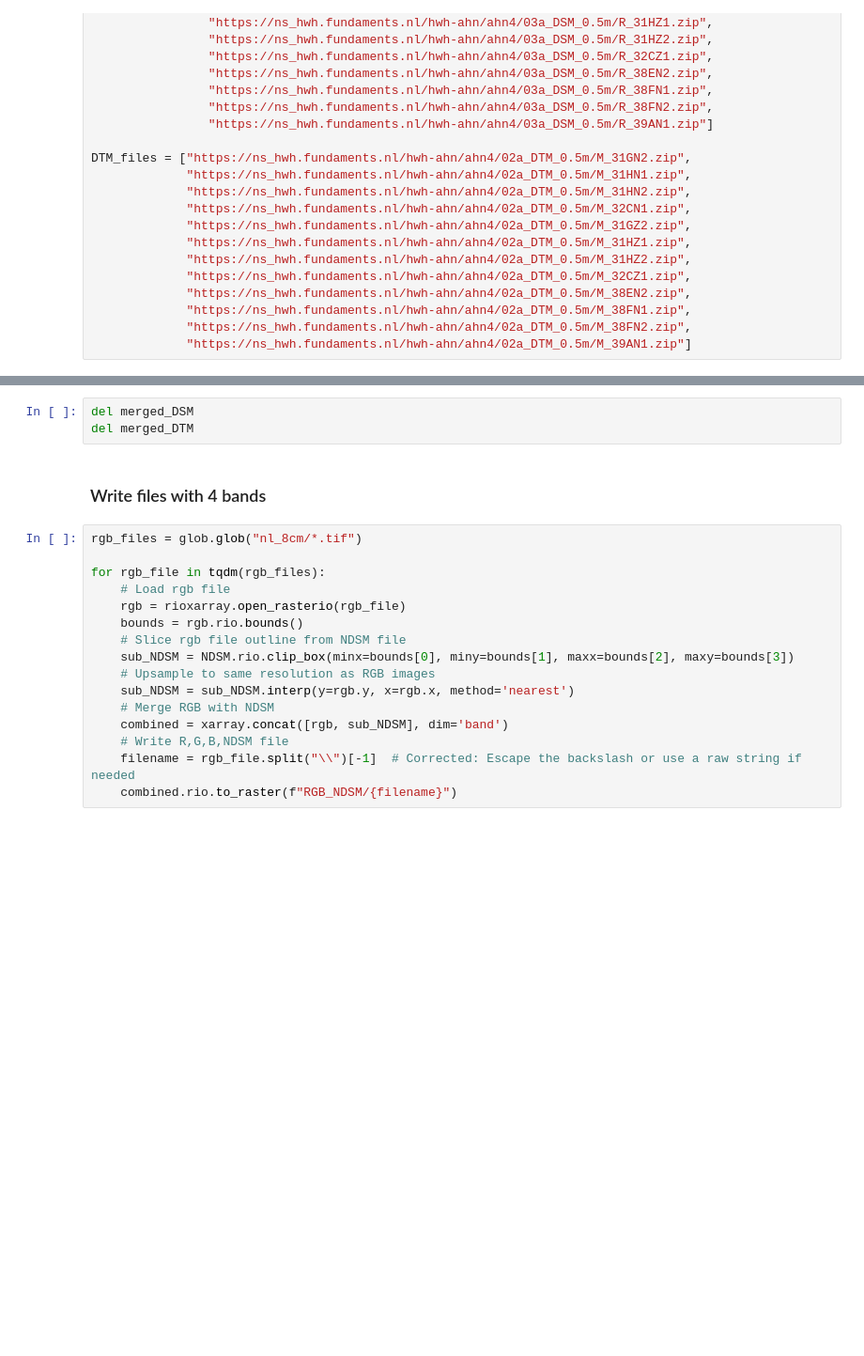
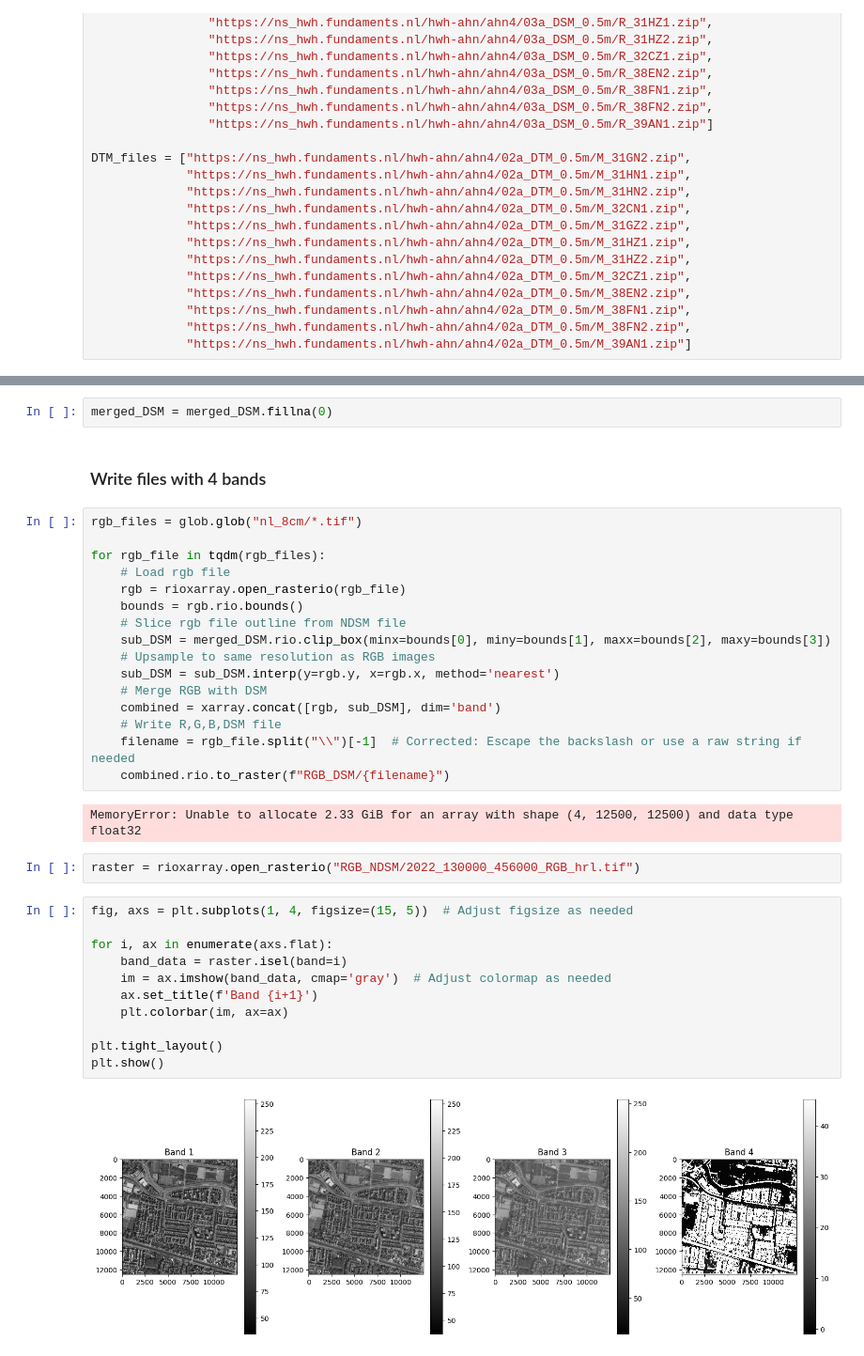
Before and after one commit to FlorisVideler/SSML-group-project, a Jupyter notebook: create_RGB_NDSM_files.ipynb, the cells around one changed output, grey strips where cells are left out. Shown at 94% size. Drawn from its saved outputs; the diff is of its cells as text; blank space fills up the shorter version.

```diff
--- a/create_RGB_NDSM_files.ipynb
+++ b/create_RGB_NDSM_files.ipynb
@@ -129,6 +117,5 @@ NDSM = merged_DSM - merged_DTM
-# %%
-del merged_DSM
-del merged_DTM
+# %%
+merged_DSM = merged_DSM.fillna(0)
 # %% [markdown]
 ### Write files with 4 bands
 # %%
@@ -139,11 +126,28 @@ for rgb_file in tqdm(rgb_files):
     rgb = rioxarray.open_rasterio(rgb_file)
     bounds = rgb.rio.bounds()
     # Slice rgb file outline from NDSM file
-    sub_NDSM = NDSM.rio.clip_box(minx=bounds[0], miny=bounds[1], maxx=bounds[2], maxy=bounds[3])
+    sub_DSM = merged_DSM.rio.clip_box(minx=bounds[0], miny=bounds[1], maxx=bounds[2], maxy=bounds[3])
     # Upsample to same resolution as RGB images
-    sub_NDSM = sub_NDSM.interp(y=rgb.y, x=rgb.x, method='nearest')
-    # Merge RGB with NDSM
-    combined = xarray.concat([rgb, sub_NDSM], dim='band')
-    # Write R,G,B,NDSM file
+    sub_DSM = sub_DSM.interp(y=rgb.y, x=rgb.x, method='nearest')
+    # Merge RGB with DSM
+    combined = xarray.concat([rgb, sub_DSM], dim='band')
+    # Write R,G,B,DSM file
     filename = rgb_file.split("\\")[-1]  # Corrected: Escape the backslash or use a raw string if needed
-    combined.rio.to_raster(f"RGB_NDSM/{filename}")
+    combined.rio.to_raster(f"RGB_DSM/{filename}")
+# %% [output]
+MemoryError: Unable to allocate 2.33 GiB for an array with shape (4, 12500, 12500) and data type float32
+# %%
+raster = rioxarray.open_rasterio("RGB_NDSM/2022_130000_456000_RGB_hrl.tif")
+# %%
+fig, axs = plt.subplots(1, 4, figsize=(15, 5))  # Adjust figsize as needed
+
+for i, ax in enumerate(axs.flat):
+    band_data = raster.isel(band=i)
+    im = ax.imshow(band_data, cmap='gray')  # Adjust colormap as needed
+    ax.set_title(f'Band {i+1}')
+    plt.colorbar(im, ax=ax)
+
+plt.tight_layout()
+plt.show()
+# %% [output]
+[figure, added]
```
Also changed, not shown: parts of 12 cells of this notebook, 1 other file.
